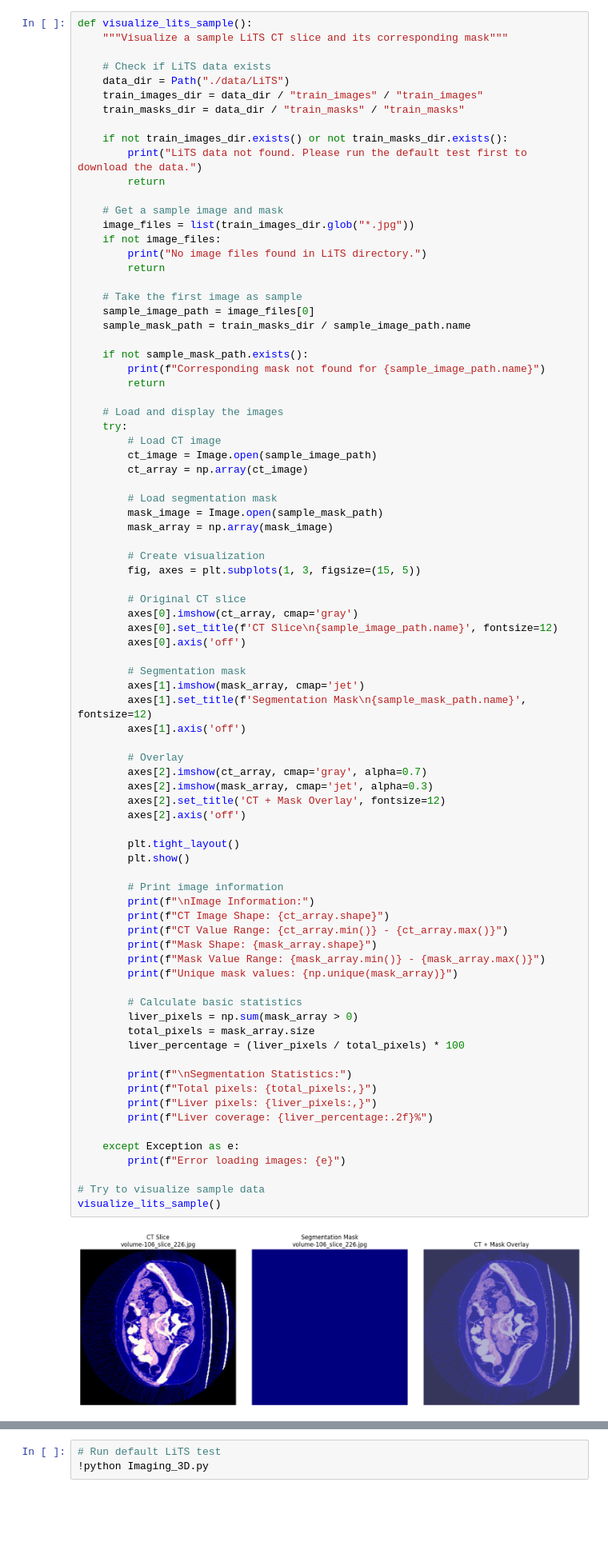
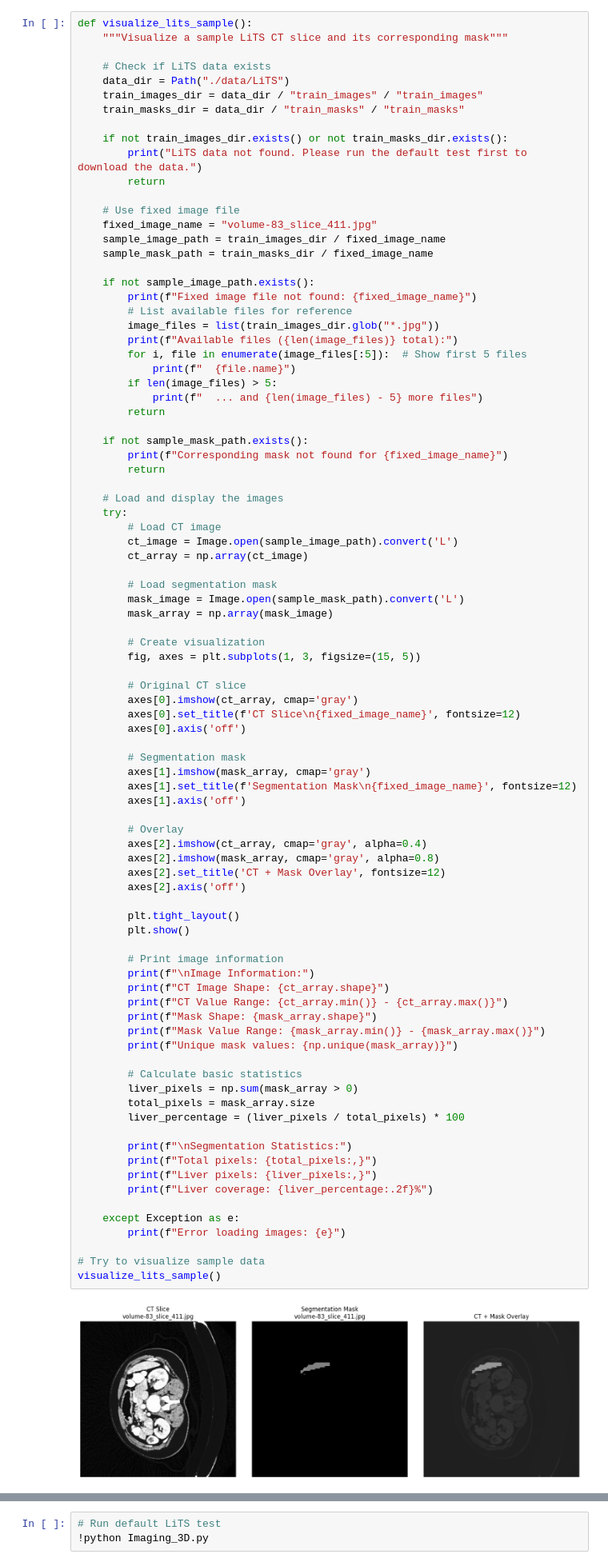
Before and after one commit to biomedicalusc2024/medicalproject2024, a Jupyter notebook: tutorial/Imaging_3D.ipynb, the cells around one changed output, grey strips where cells are left out. Shown at 80% size. Cells and saved outputs as stored; diff of their text form; blank space fills up the shorter version.

```diff
--- a/tutorial/Imaging_3D.ipynb
+++ b/tutorial/Imaging_3D.ipynb
@@ -191,28 +189,34 @@ def visualize_lits_sample():
         print("LiTS data not found. Please run the default test first to download the data.")
         return
 
-    # Get a sample image and mask
-    image_files = list(train_images_dir.glob("*.jpg"))
-    if not image_files:
-        print("No image files found in LiTS directory.")
+    # Use fixed image file
+    fixed_image_name = "volume-83_slice_411.jpg"
+    sample_image_path = train_images_dir / fixed_image_name
+    sample_mask_path = train_masks_dir / fixed_image_name
+
+    if not sample_image_path.exists():
+        print(f"Fixed image file not found: {fixed_image_name}")
+        # List available files for reference
+        image_files = list(train_images_dir.glob("*.jpg"))
+        print(f"Available files ({len(image_files)} total):")
+        for i, file in enumerate(image_files[:5]):  # Show first 5 files
+            print(f"  {file.name}")
+        if len(image_files) > 5:
+            print(f"  ... and {len(image_files) - 5} more files")
         return
 
-    # Take the first image as sample
-    sample_image_path = image_files[0]
-    sample_mask_path = train_masks_dir / sample_image_path.name
-
     if not sample_mask_path.exists():
-        print(f"Corresponding mask not found for {sample_image_path.name}")
+        print(f"Corresponding mask not found for {fixed_image_name}")
         return
 
     # Load and display the images
     try:
         # Load CT image
-        ct_image = Image.open(sample_image_path)
+        ct_image = Image.open(sample_image_path).convert('L')
         ct_array = np.array(ct_image)
 
         # Load segmentation mask
-        mask_image = Image.open(sample_mask_path)
+        mask_image = Image.open(sample_mask_path).convert('L')
         mask_array = np.array(mask_image)
 
         # Create visualization
@@ -220,46 +224,46 @@ def visualize_lits_sample():
 
         # Original CT slice
         axes[0].imshow(ct_array, cmap='gray')
-        axes[0].set_title(f'CT Slice\n{sample_image_path.name}', fontsize=12)
+        axes[0].set_title(f'CT Slice\n{fixed_image_name}', fontsize=12)
         axes[0].axis('off')
 
         # Segmentation mask
-        axes[1].imshow(mask_array, cmap='jet')
-        axes[1].set_title(f'Segmentation Mask\n{sample_mask_path.name}', fontsize=12)
+        axes[1].imshow(mask_array, cmap='gray')
+        axes[1].set_title(f'Segmentation Mask\n{fixed_image_name}', fontsize=12)
         axes[1].axis('off')
 
         # Overlay
-        axes[2].imshow(ct_array, cmap='gray', alpha=0.7)
-        axes[2].imshow(mask_array, cmap='jet', alpha=0.3)
+        axes[2].imshow(ct_array, cmap='gray', alpha=0.4)
+        axes[2].imshow(mask_array, cmap='gray', alpha=0.8)
         axes[2].set_title('CT + Mask Overlay', fontsize=12)
         axes[2].axis('off')
 
         plt.tight_layout()
         plt.show()
 
         # Print image information
         print(f"\nImage Information:")
         print(f"CT Image Shape: {ct_array.shape}")
         print(f"CT Value Range: {ct_array.min()} - {ct_array.max()}")
         print(f"Mask Shape: {mask_array.shape}")
         print(f"Mask Value Range: {mask_array.min()} - {mask_array.max()}")
         print(f"Unique mask values: {np.unique(mask_array)}")
 
         # Calculate basic statistics
         liver_pixels = np.sum(mask_array > 0)
         total_pixels = mask_array.size
         liver_percentage = (liver_pixels / total_pixels) * 100
 
         print(f"\nSegmentation Statistics:")
         print(f"Total pixels: {total_pixels:,}")
         print(f"Liver pixels: {liver_pixels:,}")
         print(f"Liver coverage: {liver_percentage:.2f}%")
 
     except Exception as e:
         print(f"Error loading images: {e}")
 
 # Try to visualize sample data
 visualize_lits_sample()
 # %% [output]
-[figure, old version]
+[figure, new version]
 Image Information:
```
Also changed, not shown: parts of 2 cells of this notebook.
